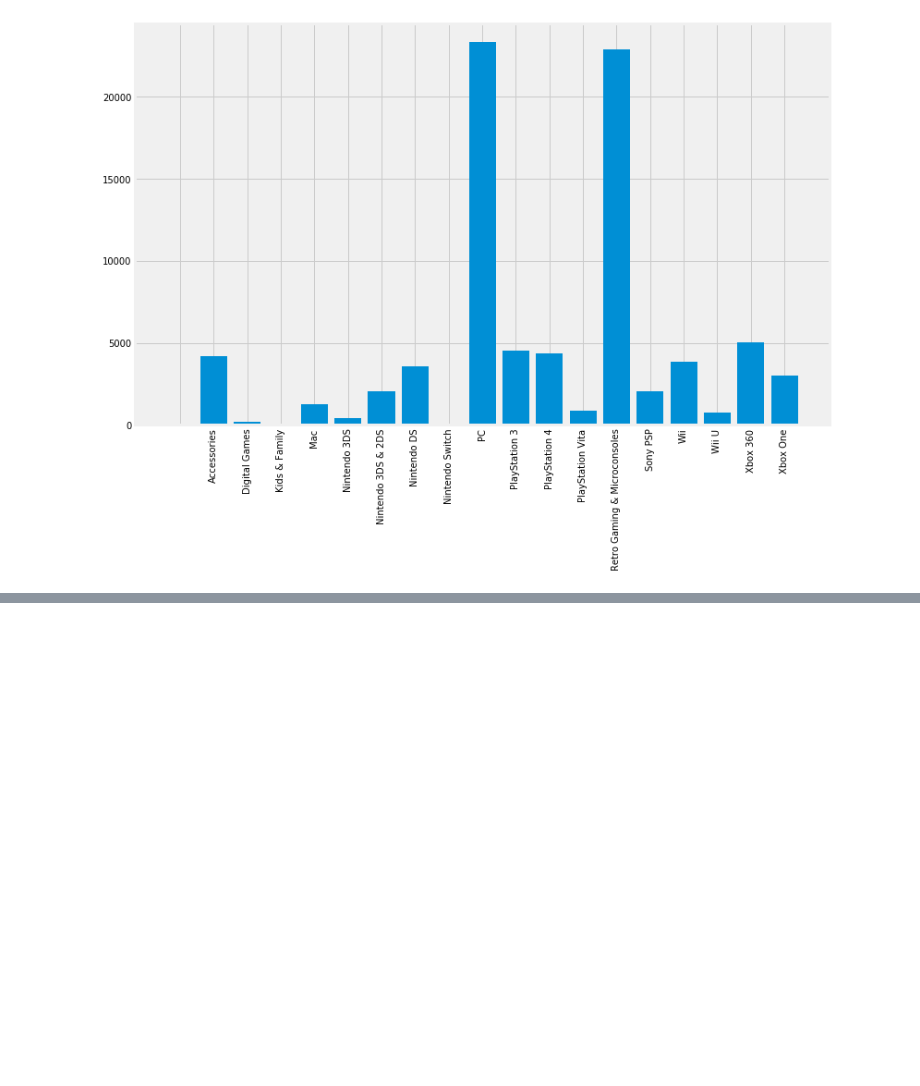
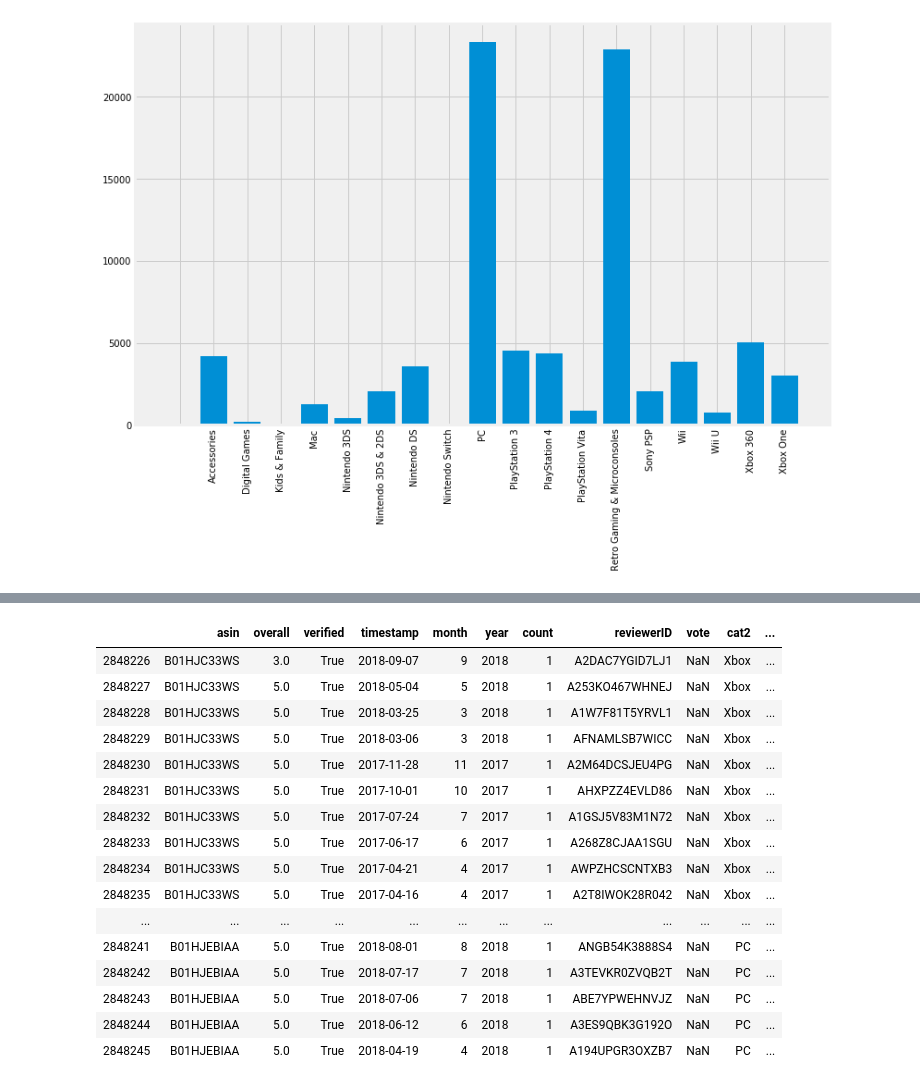
Before and after one commit to smartiiv/data_viz, a Jupyter notebook: 2Midtermproject.ipynb, the cells around one changed output, grey strips where cells are left out. Saved outputs shown, nothing was run; the diff lists cells and outputs as text; code cells hidden in the pictures; blank space fills up the shorter version.

```diff
--- a/2Midtermproject.ipynb
+++ b/2Midtermproject.ipynb
@@ -468,0 +424,22 @@ plt.show()
+# %%
+df = pd.merge(Review[['asin','overall','verified','timestamp','month','year','count','reviewerID', 'vote']],Metadata[['asin','cat2', 'rank']],how='left')
+# %%
+df.tail(20)
+# %% [output]
+|  | asin | overall | verified | timestamp | month | year | count | reviewerID | vote | cat2 | ... |
+| 2848226 | B01HJC33WS | 3.0 | True | 2018-09-07 | 9 | 2018 | 1 | A2DAC7YGID7LJ1 | NaN | Xbox | ... |
+| 2848227 | B01HJC33WS | 5.0 | True | 2018-05-04 | 5 | 2018 | 1 | A253KO467WHNEJ | NaN | Xbox | ... |
+| 2848228 | B01HJC33WS | 5.0 | True | 2018-03-25 | 3 | 2018 | 1 | A1W7F81T5YRVL1 | NaN | Xbox | ... |
+| 2848229 | B01HJC33WS | 5.0 | True | 2018-03-06 | 3 | 2018 | 1 | AFNAMLSB7WICC | NaN | Xbox | ... |
+| 2848230 | B01HJC33WS | 5.0 | True | 2017-11-28 | 11 | 2017 | 1 | A2M64DCSJEU4PG | NaN | Xbox | ... |
+| 2848231 | B01HJC33WS | 5.0 | True | 2017-10-01 | 10 | 2017 | 1 | AHXPZZ4EVLD86 | NaN | Xbox | ... |
+| 2848232 | B01HJC33WS | 5.0 | True | 2017-07-24 | 7 | 2017 | 1 | A1GSJ5V83M1N72 | NaN | Xbox | ... |
+| 2848233 | B01HJC33WS | 5.0 | True | 2017-06-17 | 6 | 2017 | 1 | A268Z8CJAA1SGU | NaN | Xbox | ... |
+| 2848234 | B01HJC33WS | 5.0 | True | 2017-04-21 | 4 | 2017 | 1 | AWPZHCSCNTXB3 | NaN | Xbox | ... |
+| 2848235 | B01HJC33WS | 5.0 | True | 2017-04-16 | 4 | 2017 | 1 | A2T8IWOK28R042 | NaN | Xbox | ... |
+| ... | ... | ... | ... | ... | ... | ... | ... | ... | ... | ... | ... |
+| 2848241 | B01HJEBIAA | 5.0 | True | 2018-08-01 | 8 | 2018 | 1 | ANGB54K3888S4 | NaN | PC | ... |
+| 2848242 | B01HJEBIAA | 5.0 | True | 2018-07-17 | 7 | 2018 | 1 | A3TEVKR0ZVQB2T | NaN | PC | ... |
+| 2848243 | B01HJEBIAA | 5.0 | True | 2018-07-06 | 7 | 2018 | 1 | ABE7YPWEHNVJZ | NaN | PC | ... |
+| 2848244 | B01HJEBIAA | 5.0 | True | 2018-06-12 | 6 | 2018 | 1 | A3ES9QBK3G192O | NaN | PC | ... |
+| 2848245 | B01HJEBIAA | 5.0 | True | 2018-04-19 | 4 | 2018 | 1 | A194UPGR3OXZB7 | NaN | PC | ... |
```
Also changed, not shown: parts of 16 cells of this notebook.
